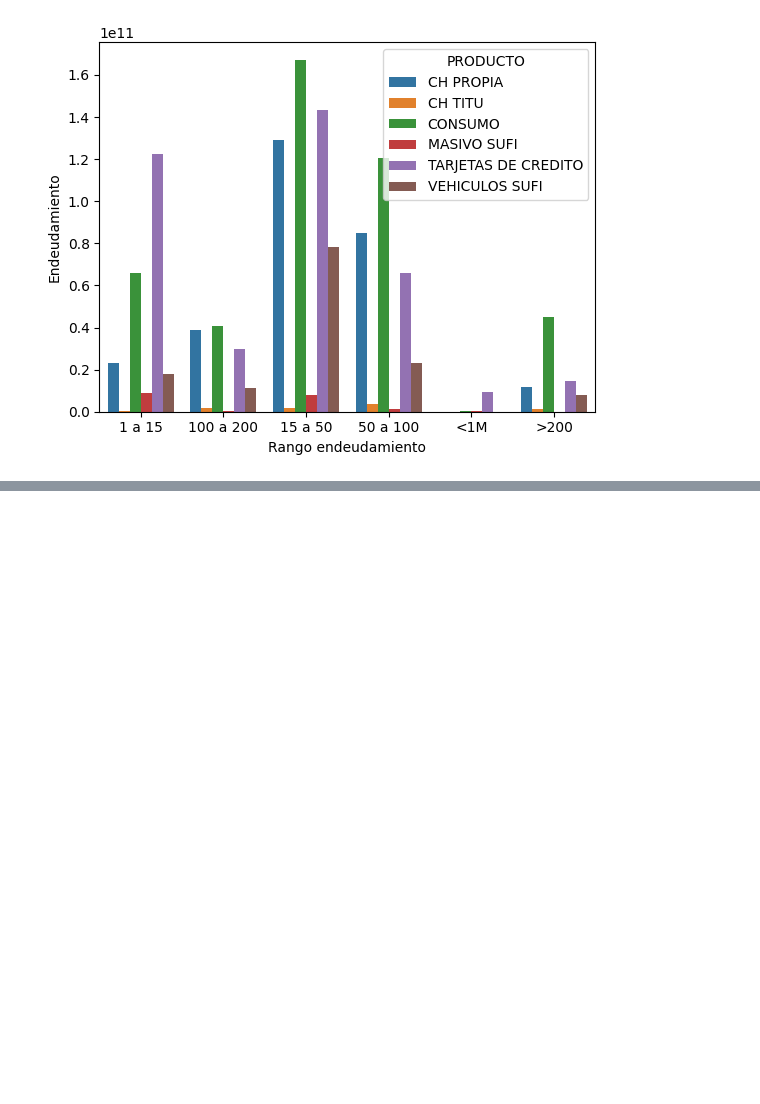
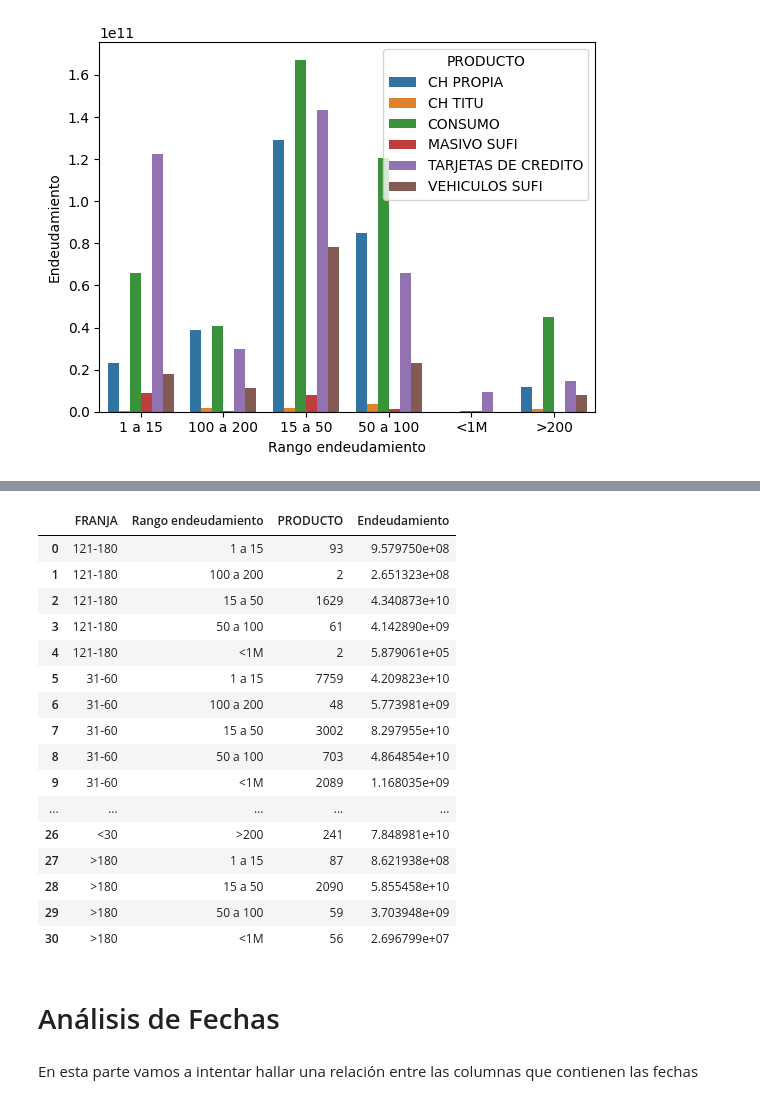
Before and after one commit to CarlosBaez11/RetoTecnologico-Eafit, a Jupyter notebook: analisis_final.ipynb, the cells around one changed output, grey strips where cells are left out. Cells and saved outputs as stored; diff of their text form; code cells hidden in the pictures; blank space fills up the shorter version.

Commit message:
Se hecieron cambios relacionados con el análisis de fechas

```diff
--- a/analisis_final.ipynb
+++ b/analisis_final.ipynb
@@ -33,0 +105,24 @@ sns.barplot(endeudamiento_cuadrante, x="Rango endeudamiento", y="Endeudamiento",
+# %%
+endeudamiento_cuadrante
+# %% [output]
+|  | FRANJA | Rango endeudamiento | PRODUCTO | Endeudamiento |
+| 0 | 121-180 | 1 a 15 | 93 | 9.579750e+08 |
+| 1 | 121-180 | 100 a 200 | 2 | 2.651323e+08 |
+| 2 | 121-180 | 15 a 50 | 1629 | 4.340873e+10 |
+| 3 | 121-180 | 50 a 100 | 61 | 4.142890e+09 |
+| 4 | 121-180 | <1M | 2 | 5.879061e+05 |
+| 5 | 31-60 | 1 a 15 | 7759 | 4.209823e+10 |
+| 6 | 31-60 | 100 a 200 | 48 | 5.773981e+09 |
+| 7 | 31-60 | 15 a 50 | 3002 | 8.297955e+10 |
+| 8 | 31-60 | 50 a 100 | 703 | 4.864854e+10 |
+| 9 | 31-60 | <1M | 2089 | 1.168035e+09 |
+| ... | ... | ... | ... | ... |
+| 26 | <30 | >200 | 241 | 7.848981e+10 |
+| 27 | >180 | 1 a 15 | 87 | 8.621938e+08 |
+| 28 | >180 | 15 a 50 | 2090 | 5.855458e+10 |
+| 29 | >180 | 50 a 100 | 59 | 3.703948e+09 |
+| 30 | >180 | <1M | 56 | 2.696799e+07 |
+# %% [markdown]
+# Análisis de Fechas
+# %% [markdown]
+En esta parte vamos a intentar hallar una relación entre las columnas que contienen las fechas
```
Also changed, not shown: parts of 11 cells of this notebook, 1 other file.
